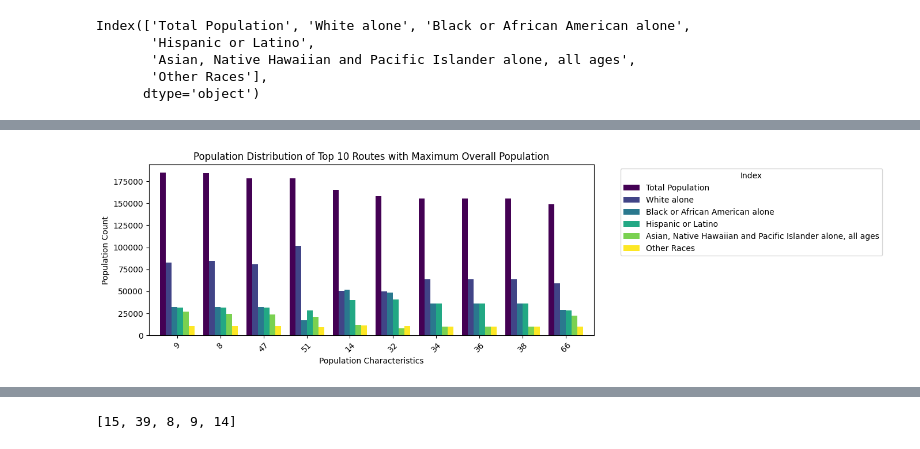
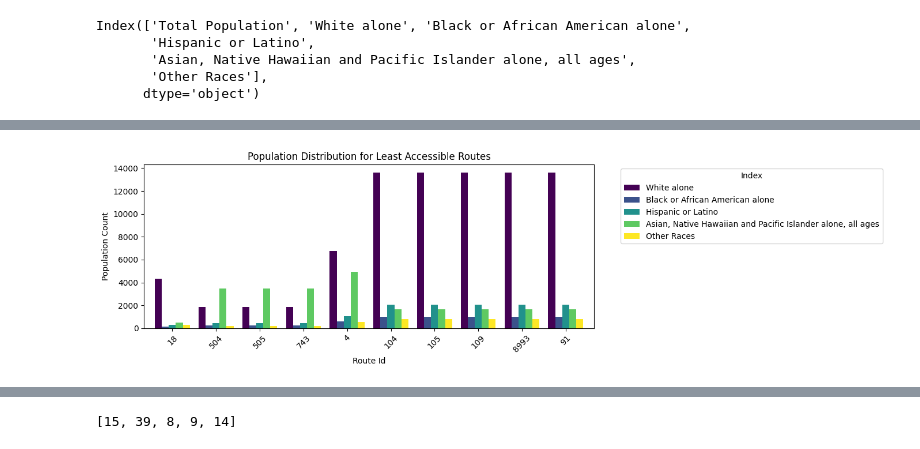
Before and after one commit to BU-Spark/ds-boston-transit-performance, a Jupyter notebook: fa23-team-c/BaseQuestion3_Visualizations.ipynb, the cells around one changed output, grey strips where cells are left out. Cells and saved outputs as stored; diff of their text form; code cells hidden in the pictures.

```diff
--- a/fa23-team-c/BaseQuestion3_Visualizations.ipynb
+++ b/fa23-team-c/BaseQuestion3_Visualizations.ipynb
@@ -4,8 +4,8 @@ import numpy as np
 import matplotlib.pyplot as plt
 import seaborn as sns
 # %%
-bus_routes_df = pd.read_csv('RoutesToNeighbourhoods.csv')
-census_data = pd.read_csv('census_data.csv')
+bus_routes_df = pd.read_csv('data/RoutesToNeighbourhoods.csv')
+census_data = pd.read_csv('data/census_data.csv')
 # %%
 bus_routes_df=bus_routes_df.drop(columns="Unnamed: 0")
 # %%
@@ -152,21 +182,22 @@ Index(['Total Population', 'White alone', 'Black or African American alone',
 # %%
 # Get the top 10 routes with maximum total population
-top_routes_max_population = grouped_data1['Total Population'].nlargest(10)
+top_routes_min_population = grouped_data1['Total Population'].nsmallest(10)
 
 # Extract data for the top 10 routes from the grouped data
-top_routes_data = grouped_data1.loc[top_routes_max_population.index]
+top_routes_data1 = grouped_data1.loc[top_routes_min_population.index]
+top_routes_data1.drop('Total Population', inplace=True, axis=1)
 
 # Transpose the DataFrame for better plotting (rows become columns)
 # top_routes_data = top_routes_data.T
 
 # Plotting grouped bar chart for top 10 routes' population distribution
-top_routes_data.plot(kind='bar', figsize=(14,4), colormap='viridis',width=0.8)
-plt.xlabel('Population Characteristics')
+top_routes_data1.plot(kind='bar', figsize=(14,4), colormap='viridis',width=0.8)
+plt.xlabel('Route Id')
 plt.ylabel('Population Count')
-plt.title('Population Distribution of Top 10 Routes with Maximum Overall Population')
+plt.title('Population Distribution for Least Accessible Routes')
 plt.legend(title='Index', bbox_to_anchor=(1.05, 1), loc='upper left')
 plt.xticks(rotation=45)
 plt.tight_layout()
 plt.show()
 # %% [output]
-[figure, old version]
+[figure, new version]
```
Also changed, not shown: parts of 5 cells of this notebook, 3 other files.
